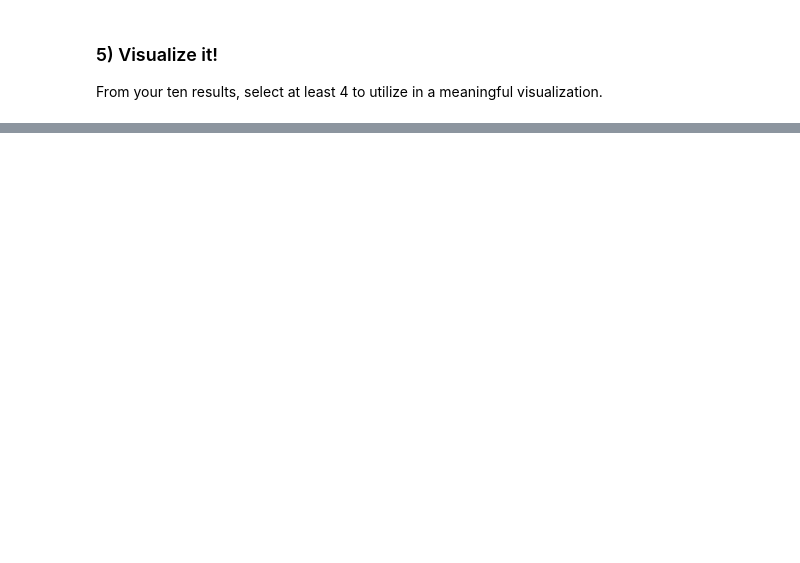
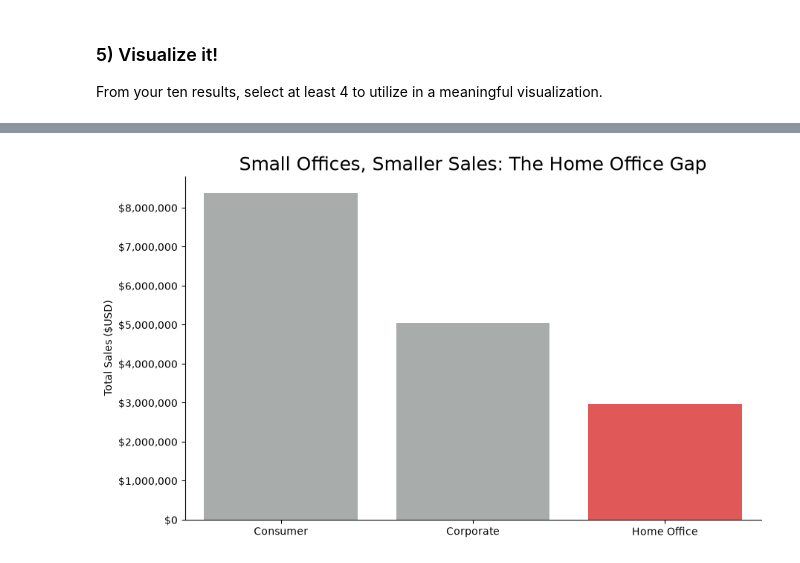
Before and after one commit to max-reevage/DataAnalysisModule3, a Jupyter notebook: Week4/notebooks/superstore_sales_workflow.ipynb, the cells around one changed output, grey strips where cells are left out. Saved outputs shown, nothing was run; the diff lists cells and outputs as text; code cells hidden in the pictures; blank space fills up the shorter version.

```diff
--- a/Week4/notebooks/superstore_sales_workflow.ipynb
+++ b/Week4/notebooks/superstore_sales_workflow.ipynb
@@ -281,0 +476,32 @@ plt.show()
+# %%
+# visualization three code here
+
+# example using result1
+plt.figure(figsize=(10,6))
+# colors = ["#a7adaa", "#a7adaa", "#f74141" ]
+sns.barplot(result1, x='customer_category', y='total_sales', palette=colors, hue='customer_category', legend=False)
+plt.title('Small Offices, Smaller Sales: The Home Office Gap',fontsize=18)
+plt.xlabel(None)
+plt.ylabel('Total Sales ($USD)')
+
+#for those wondering how to get rid of scientific notation! Set style to plain:
+plt.ticklabel_format(style='plain', axis='y')
+
+#mticker is a great library for helping tick mark formatting, such as adding commas and dollar signs in this case
+ax = plt.gca()
+ax.yaxis.set_major_formatter(mticker.FuncFormatter(lambda x, _: f'${x:,.0f}'))
+
+#using the seaborn library, despining is way easier!
+sns.despine()
+plt.show()
+
+# select
+# p.product_name,
+# count(od.order_id) as order_count
+# from products p
+# join order_details od on p.product_id = od.product_id
+# group by p.product_name
+# order by order_count desc
+# limit 10;
+# %% [output]
+[figure, added]
```
Also changed, not shown: parts of 25 cells of this notebook, 1 other file.
